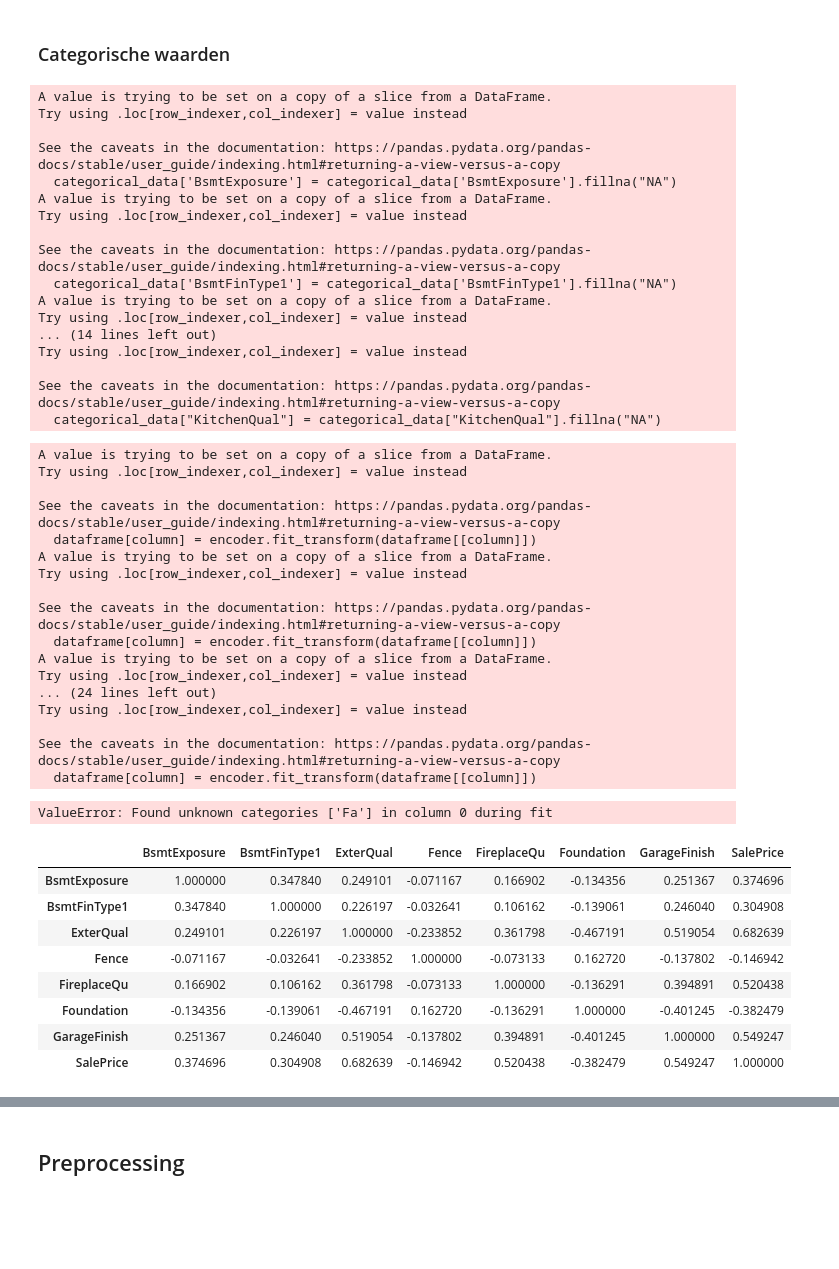
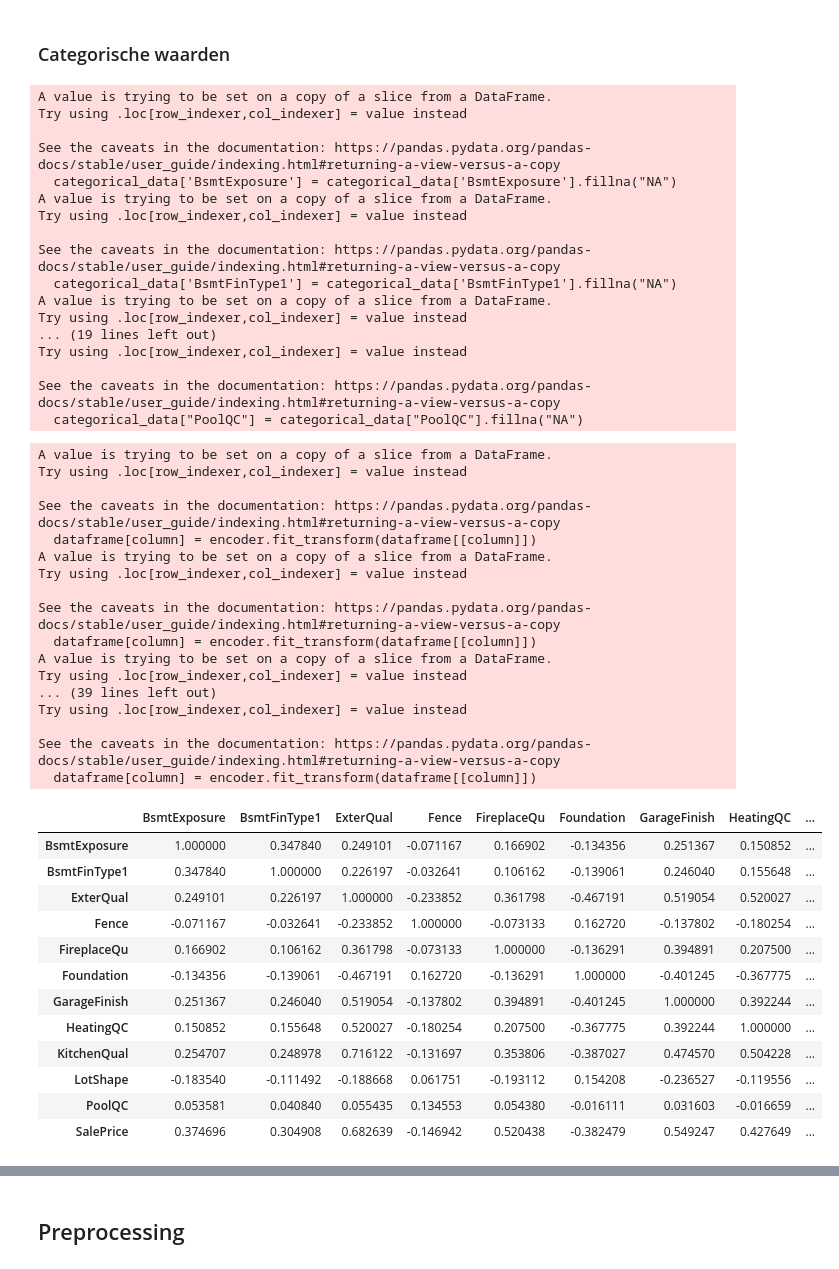
Before and after one commit to geoduin/HousePricePredictor, a Jupyter notebook: data_science_challenge.ipynb, the cells around one changed output, grey strips where cells are left out. Drawn from its saved outputs; the diff is of its cells as text; code cells hidden in the pictures; blank space fills up the shorter version.

```diff
--- a/data_science_challenge.ipynb
+++ b/data_science_challenge.ipynb
@@ -191,6 +191,7 @@ categorical_data['Fence'] = categorical_data['Fence'].fillna("NA")
 categorical_data['FireplaceQu'] = categorical_data['FireplaceQu'].fillna("NA")
 categorical_data["GarageFinish"] = categorical_data["GarageFinish"].fillna("NA")
 categorical_data["KitchenQual"] = categorical_data["KitchenQual"].fillna("NA")
+categorical_data["PoolQC"] = categorical_data["PoolQC"].fillna("NA")
 # %% [output]
 A value is trying to be set on a copy of a slice from a DataFrame.
 Try using .loc[row_indexer,col_indexer] = value instead
@@ -204,11 +205,11 @@ See the caveats in the documentation: https://pandas.pydata.org/pandas-docs/stab
   categorical_data['BsmtFinType1'] = categorical_data['BsmtFinType1'].fillna("NA")
 A value is trying to be set on a copy of a slice from a DataFrame.
 Try using .loc[row_indexer,col_indexer] = value instead
-... (14 lines left out)
+... (19 lines left out)
 Try using .loc[row_indexer,col_indexer] = value instead
 
 See the caveats in the documentation: https://pandas.pydata.org/pandas-docs/stable/user_guide/indexing.html#returning-a-view-versus-a-copy
-  categorical_data["KitchenQual"] = categorical_data["KitchenQual"].fillna("NA")
+  categorical_data["PoolQC"] = categorical_data["PoolQC"].fillna("NA")
 # %%
 from pandas import DataFrame
 from sklearn.preprocessing import OrdinalEncoder
@@ -229,19 +230,7 @@ mapLotShape = ["IR3", "IR2", "IR1", "Reg"]
 mapPoolQc = ["NA", "Fa", "TA", "Gd", "Ex"]
 
 # Moet one-hot encoding zijn
-mapHouseStyle = [""]
 mapFoundation = ["Wood", "Stone", "Slab", "PConc", "CBlock", "BrkTil"]
-mapMSZoning = [""]
-mapLotConfig = [""]
-mapNeighbourhood = []
-mapRoofStyle = []
-mapVnr = []
-
-# mapFenceQual =  [["GdPrv", 4], ["MnPrv", 3], ["GdWo", 2], ["MnWw", 1], ["NA", 0]]
-# Exterior1st One-Hot-Encoding
-# Exterior2nd One-Hot-Encoding
-# Fence Ordinal
-
 
 def get_ordinal(dataframe: DataFrame, column: str, maps):
     # Impute missing values with a specific category (e.g., "NA")
@@ -279,26 +268,29 @@ See the caveats in the documentation: https://pandas.pydata.org/pandas-docs/stab
   dataframe[column] = encoder.fit_transform(dataframe[[column]])
 A value is trying to be set on a copy of a slice from a DataFrame.
 Try using .loc[row_indexer,col_indexer] = value instead
-... (24 lines left out)
+... (39 lines left out)
 Try using .loc[row_indexer,col_indexer] = value instead
 
 See the caveats in the documentation: https://pandas.pydata.org/pandas-docs/stable/user_guide/indexing.html#returning-a-view-versus-a-copy
   dataframe[column] = encoder.fit_transform(dataframe[[column]])
-ValueError: Found unknown categories ['Fa'] in column 0 during fit
 # %%
-ddd = categorical_data[["BsmtExposure",	"BsmtFinType1",	"ExterQual", "Fence", "FireplaceQu", "Foundation", 	"GarageFinish", "SalePrice"]]
+ddd = categorical_data[["BsmtExposure",	"BsmtFinType1",	"ExterQual", "Fence", "FireplaceQu", "Foundation", 	"GarageFinish", "HeatingQC", "KitchenQual", "LotShape", "PoolQC", "SalePrice"]]
 
 ddd.corr().style.background_gradient(cmap="coolwarm")
 # %% [output]
-|  | BsmtExposure | BsmtFinType1 | ExterQual | Fence | FireplaceQu | Foundation | GarageFinish | SalePrice |
-| BsmtExposure | 1.000000 | 0.347840 | 0.249101 | -0.071167 | 0.166902 | -0.134356 | 0.251367 | 0.374696 |
-| BsmtFinType1 | 0.347840 | 1.000000 | 0.226197 | -0.032641 | 0.106162 | -0.139061 | 0.246040 | 0.304908 |
-| ExterQual | 0.249101 | 0.226197 | 1.000000 | -0.233852 | 0.361798 | -0.467191 | 0.519054 | 0.682639 |
-| Fence | -0.071167 | -0.032641 | -0.233852 | 1.000000 | -0.073133 | 0.162720 | -0.137802 | -0.146942 |
-| FireplaceQu | 0.166902 | 0.106162 | 0.361798 | -0.073133 | 1.000000 | -0.136291 | 0.394891 | 0.520438 |
-| Foundation | -0.134356 | -0.139061 | -0.467191 | 0.162720 | -0.136291 | 1.000000 | -0.401245 | -0.382479 |
-| GarageFinish | 0.251367 | 0.246040 | 0.519054 | -0.137802 | 0.394891 | -0.401245 | 1.000000 | 0.549247 |
-| SalePrice | 0.374696 | 0.304908 | 0.682639 | -0.146942 | 0.520438 | -0.382479 | 0.549247 | 1.000000 |
+|  | BsmtExposure | BsmtFinType1 | ExterQual | Fence | FireplaceQu | Foundation | GarageFinish | HeatingQC | ... |
+| BsmtExposure | 1.000000 | 0.347840 | 0.249101 | -0.071167 | 0.166902 | -0.134356 | 0.251367 | 0.150852 | ... |
+| BsmtFinType1 | 0.347840 | 1.000000 | 0.226197 | -0.032641 | 0.106162 | -0.139061 | 0.246040 | 0.155648 | ... |
+| ExterQual | 0.249101 | 0.226197 | 1.000000 | -0.233852 | 0.361798 | -0.467191 | 0.519054 | 0.520027 | ... |
+| Fence | -0.071167 | -0.032641 | -0.233852 | 1.000000 | -0.073133 | 0.162720 | -0.137802 | -0.180254 | ... |
+| FireplaceQu | 0.166902 | 0.106162 | 0.361798 | -0.073133 | 1.000000 | -0.136291 | 0.394891 | 0.207500 | ... |
+| Foundation | -0.134356 | -0.139061 | -0.467191 | 0.162720 | -0.136291 | 1.000000 | -0.401245 | -0.367775 | ... |
+| GarageFinish | 0.251367 | 0.246040 | 0.519054 | -0.137802 | 0.394891 | -0.401245 | 1.000000 | 0.392244 | ... |
+| HeatingQC | 0.150852 | 0.155648 | 0.520027 | -0.180254 | 0.207500 | -0.367775 | 0.392244 | 1.000000 | ... |
+| KitchenQual | 0.254707 | 0.248978 | 0.716122 | -0.131697 | 0.353806 | -0.387027 | 0.474570 | 0.504228 | ... |
+| LotShape | -0.183540 | -0.111492 | -0.188668 | 0.061751 | -0.193112 | 0.154208 | -0.236527 | -0.119556 | ... |
+| PoolQC | 0.053581 | 0.040840 | 0.055435 | 0.134553 | 0.054380 | -0.016111 | 0.031603 | -0.016659 | ... |
+| SalePrice | 0.374696 | 0.304908 | 0.682639 | -0.146942 | 0.520438 | -0.382479 | 0.549247 | 0.427649 | ... |
 # %%
 print(categorical_data)
 # %% [output]
```
Also changed, not shown: parts of 8 cells of this notebook.
